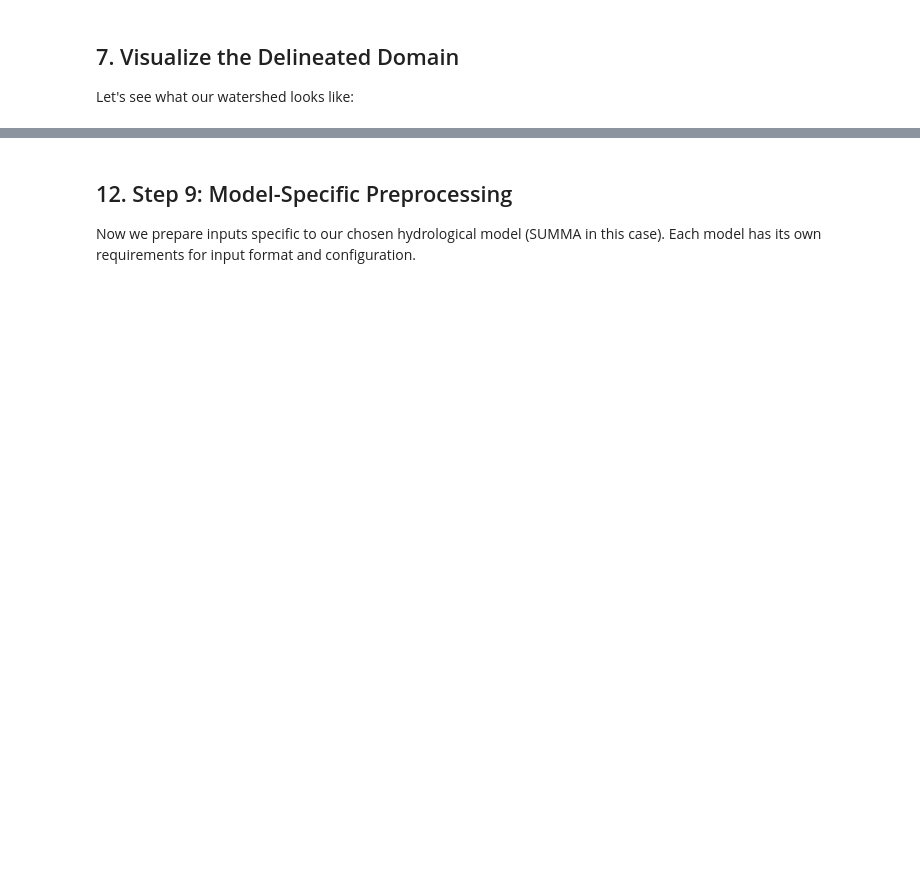
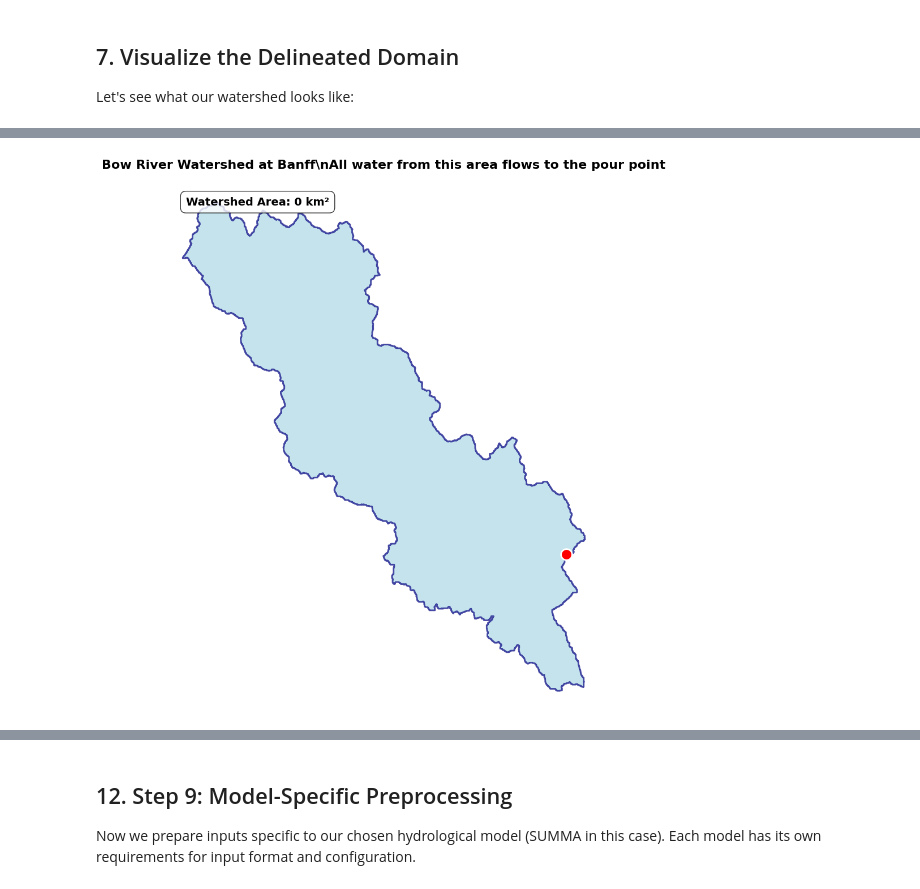
Before and after one commit to DarriEy/CONFLUENCE, a Jupyter notebook: examples/02_lumped_basin.ipynb, the cells around one changed output, grey strips where cells are left out. Saved outputs shown, nothing was run; the diff lists cells and outputs as text; code cells hidden in the pictures; blank space fills up the shorter version.

```diff
--- a/examples/02_lumped_basin.ipynb
+++ b/examples/02_lumped_basin.ipynb
@@ -160,12 +174,14 @@ Ensuring all components can find required files
 Enabling reproducibility
 Facilitating collaboration
 # %%
-# Initialize the project manager
-project_manager = ProjectManager(config, logger)
+# Step 1: Project Initialization
+print("=== Step 1: Project Initialization ===")
 
-# Setup project directories
-print("Creating project directory structure...")
-project_dir = project_manager.setup_project()
+# Setup project
+project_dir = confluence.managers['project'].setup_project()
+
+# Create pour point
+pour_point_path = confluence.managers['project'].create_pour_point()
 
 # List created directories
 print("\nCreated directories:")
@@ -173,7 +189,6 @@ for item in sorted(project_dir.iterdir()):
     if item.is_dir():
         print(f"  📁 {item.name}")
 
-# Explain what each directory is for
 print("\nDirectory purposes:")
 print("  📁 shapefiles: Domain geometry (watershed, pour points, river network)")
 print("  📁 attributes: Static characteristics (elevation, soil, land cover)")
@@ -294,46 +274,46 @@ if basin_path.exists():
 Let's see what our watershed looks like:
 # %%
 # Visualize the watershed
-fig, ax = plt.subplots(figsize=(12, 10))
+basin_path = project_dir / 'shapefiles' / 'river_basins'
+if basin_path.exists():
+    basin_files = list(basin_path.glob('*.shp'))
 
-# Load and plot watershed
-if basin_files:
-    basin_gdf = gpd.read_file(basin_files[0])
+    if basin_files:
+        fig, ax = plt.subplots(figsize=(12, 10))
 
-    # Reproject for visualization
-    basin_web = basin_gdf.to_crs(epsg=3857)
-    pour_web = gdf.to_crs(epsg=3857)
+        # Load watershed and pour point
+        basin_gdf = gpd.read_file(basin_files[0])
+        pour_point_gdf = gpd.read_file(pour_point_path)
 
-    # Plot watershed
-    basin_web.plot(ax=ax, facecolor='lightblue', edgecolor='navy',
-                   linewidth=2, alpha=0.7)
+        # Reproject for visualization
+        basin_web = basin_gdf.to_crs(epsg=3857)
+        pour_web = pour_point_gdf.to_crs(epsg=3857)
 
-    # Add pour point
-    pour_web.plot(ax=ax, color='red', markersize=200, marker='o',
-                  edgecolor='white', linewidth=2, zorder=5)
+        # Plot watershed
+        basin_web.plot(ax=ax, facecolor='lightblue', edgecolor='navy',
+                       linewidth=2, alpha=0.7)
 
-    # Add basemap
-    cx.add_basemap(ax, source=cx.providers.OSM.TopoMap, zoom=9)
+        # Add pour point
+        pour_web.plot(ax=ax, color='red', markersize=200, marker='o',
+                      edgecolor='white', linewidth=2, zorder=5)
 
-    # Set extent
-    minx, miny, maxx, maxy = basin_web.total_bounds
-    pad = 5000
-    ax.set_xlim(minx - pad, maxx + pad)
-    ax.set_ylim(miny - pad, maxy + pad)
+        # Set extent
+        minx, miny, maxx, maxy = basin_web.total_bounds
+        pad = 5000
+        ax.set_xlim(minx - pad, maxx + pad)
+        ax.set_ylim(miny - pad, maxy + pad)
 
-    # Add labels
-    ax.text(minx + 1000, maxy - 1000,
-            f'Watershed Area: {basin_gdf.geometry.area.sum() / 1e6:.0f} km²',
-            fontsize=14,
-            bbox=dict(boxstyle='round,pad=0.5', facecolor='white', alpha=0.8),
-            fontweight='bold')
+        # Add labels
+        ax.text(minx + 1000, maxy - 1000,
+                f'Watershed Area: {basin_gdf.geometry.area.sum() / 1e6:.0f} km²',
+                fontsize=14,
+                bbox=dict(boxstyle='round,pad=0.5', facecolor='white', alpha=0.8),
+                fontweight='bold')
 
-    ax.set_title('Bow River Watershed at Banff\nAll water from this area flows to the pour point',
-                fontsize=16, fontweight='bold', pad=20)
+        ax.set_title('Bow River Watershed at Banff\\nAll water from this area flows to the pour point',
+                    fontsize=16, fontweight='bold', pad=20)
 
-    ax.set_xlabel('')
-    ax.set_ylabel('')
-    ax.axis('off')
-
-    plt.tight_layout()
-    plt.show()
+        ax.axis('off')
+        plt.tight_layout()
+        plt.show()
+# %% [output]
@@ -340 +321,2 @@ if basin_files:
+[figure, added]
 # %% [markdown]
```
Also changed, not shown: parts of 35 cells of this notebook, 5 other files.
